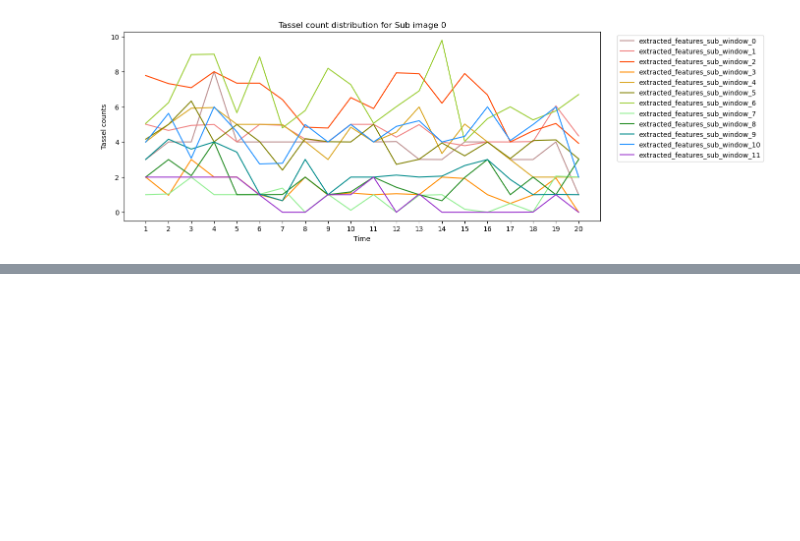
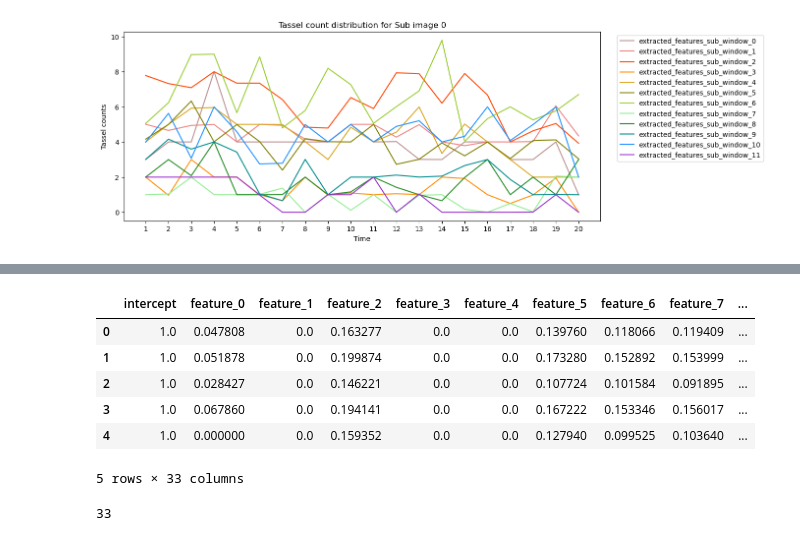
Before and after one commit to Gayara-Fernando/Bayes_for_TN, a Jupyter notebook: 5_BTS_implementation.ipynb, the cells around one changed output, grey strips where cells are left out. Drawn from its saved outputs; the diff is of its cells as text; code cells hidden in the pictures; blank space fills up the shorter version.

```diff
--- a/5_BTS_implementation.ipynb
+++ b/5_BTS_implementation.ipynb
@@ -138,0 +273,2 @@ plt.show()
+# %%
+X_preds = sub_image_0_df.iloc[:, :-1]
@@ -138,0 +279,10 @@ plt.show()
+# %%
+X_preds.head()
+# %% [output]
+|  | intercept | feature_0 | feature_1 | feature_2 | feature_3 | feature_4 | feature_5 | feature_6 | feature_7 | ... |
+| 0 | 1.0 | 0.047808 | 0.0 | 0.163277 | 0.0 | 0.0 | 0.139760 | 0.118066 | 0.119409 | ... |
+| 1 | 1.0 | 0.051878 | 0.0 | 0.199874 | 0.0 | 0.0 | 0.173280 | 0.152892 | 0.153999 | ... |
+| 2 | 1.0 | 0.028427 | 0.0 | 0.146221 | 0.0 | 0.0 | 0.107724 | 0.101584 | 0.091895 | ... |
+| 3 | 1.0 | 0.067860 | 0.0 | 0.194141 | 0.0 | 0.0 | 0.167222 | 0.153346 | 0.156017 | ... |
+| 4 | 1.0 | 0.000000 | 0.0 | 0.159352 | 0.0 | 0.0 | 0.127940 | 0.099525 | 0.103640 | ... |
+5 rows × 33 columns
@@ -138,0 +292,6 @@ plt.show()
+# %%
+# n_preds would be the number of X variables we have which is 32 + 1 along with the intercept
+n_pred = X_pred.shape[1]
+n_pred
+# %% [output]
+33
```
Also changed, not shown: parts of 28 cells of this notebook.
